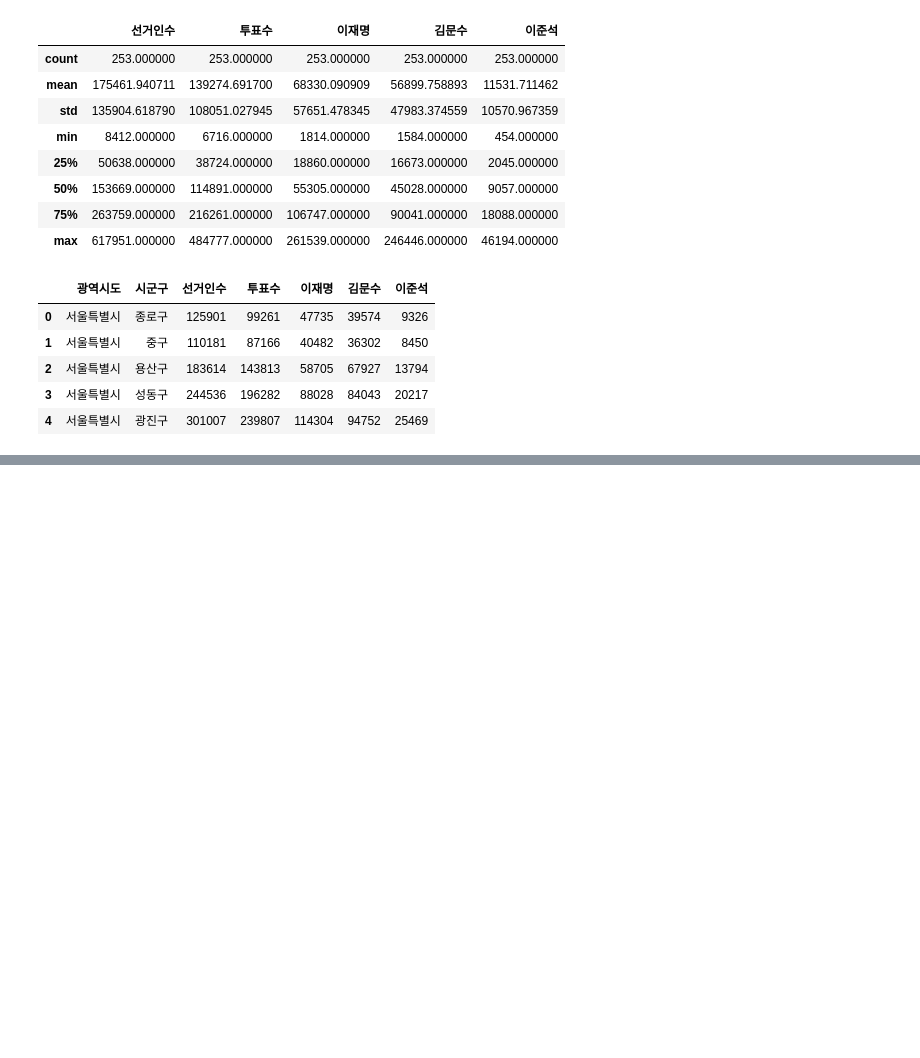
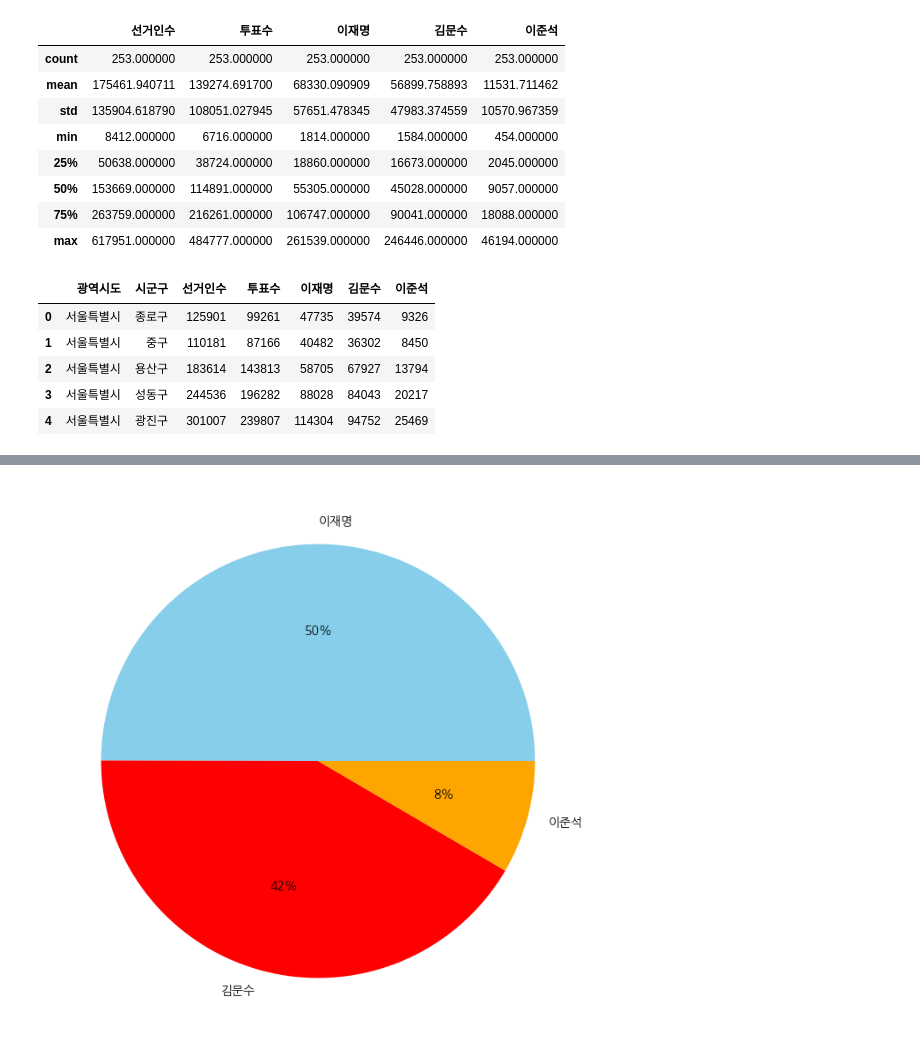
Before and after one commit to Hgracefield/dataAnalysis, a Jupyter notebook: Note/09.대선자료시각화_21대.ipynb, the cells around one changed output, grey strips where cells are left out. Saved outputs shown, nothing was run; the diff lists cells and outputs as text; code cells hidden in the pictures; blank space fills up the shorter version.

```diff
--- a/Note/09.대선자료시각화_21대.ipynb
+++ b/Note/09.대선자료시각화_21대.ipynb
@@ -80,0 +134,10 @@ AttributeError: 'DataFrame' object has no attribute 'electionRatio'
+# %%
+election[['이재명', '김문수', '이준석']].sum(axis='rows').plot(
+    kind = 'pie',
+    autopct = "%.f%%",
+    figsize = (8,8),
+    colors = ['skyblue', 'red', 'orange']
+)
+plt.show()
+# %% [output]
+[figure, added]
```
Also changed, not shown: parts of 18 cells of this notebook.
